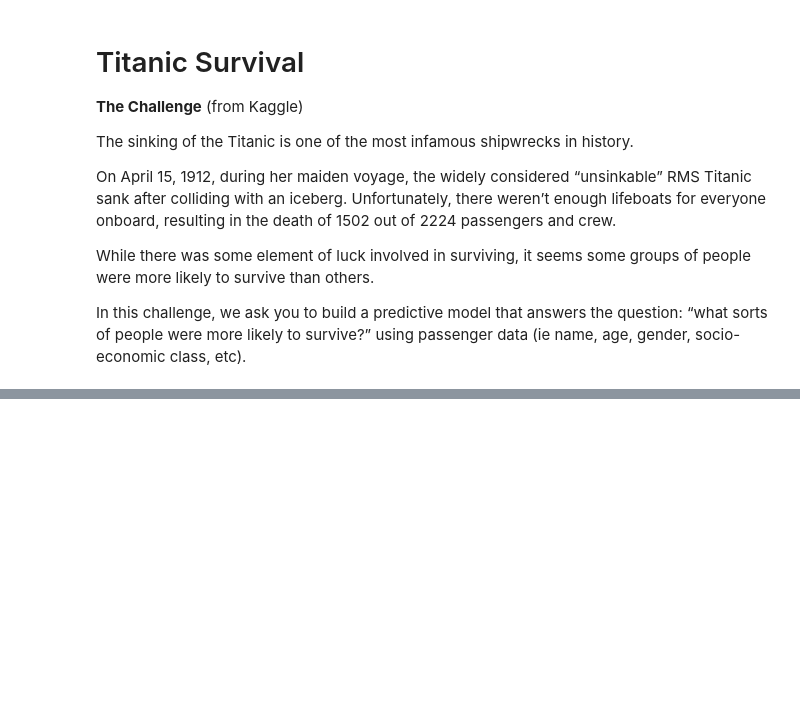
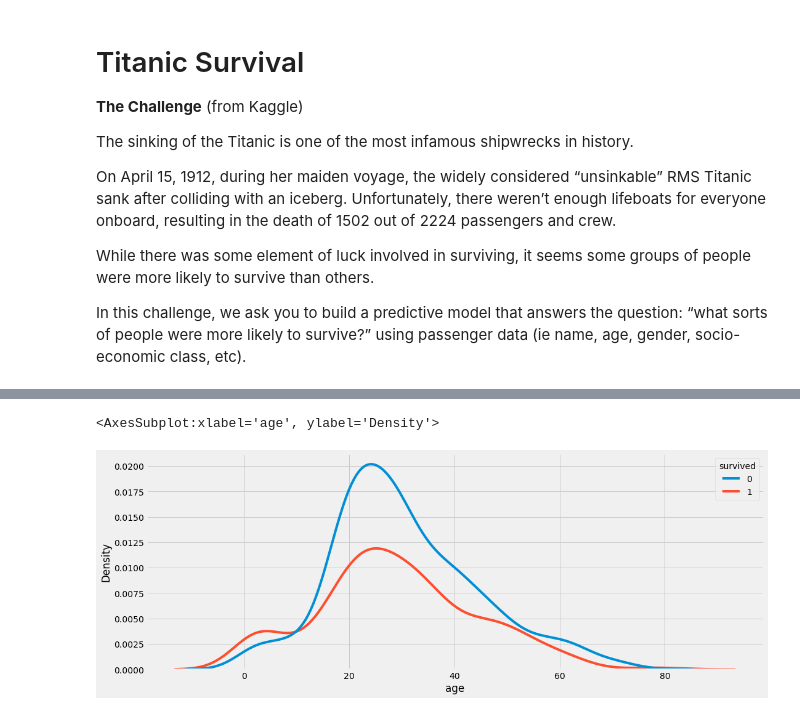
Before and after one commit to Samantha-Jarrett/Machine_Learning, a Jupyter notebook: titanic_survival.ipynb, the cells around one changed output, grey strips where cells are left out. Saved outputs shown, nothing was run; the diff lists cells and outputs as text; code cells hidden in the pictures; blank space fills up the shorter version.

```diff
--- a/titanic_survival.ipynb
+++ b/titanic_survival.ipynb
@@ -207,0 +101,2 @@ X = df.drop(columns="Survived")
+# %%
+df = df.drop(["boat", "body", "name", "ticket"], axis=1)
@@ -208,3 +120,9 @@ X = df.drop(columns="Survived")
+# %%
+# Replace "?" with "nan"
+df = df.replace({"?": np.nan})
+# %%
+# Change age to type float
+df.age = df.age.astype(np.float64)
 # %%
 df.isnull().sum()
 # %% [output]
@@ -346,0 +217,6 @@ The random forest model was able to predict if a passenger would survive the Tit
+# %%
+fig = plt.figure(figsize=(16,6))
+sns.kdeplot(data=df, x="age", hue="survived")
+# %% [output]
+<AxesSubplot:xlabel='age', ylabel='Density'>
+[figure, added]
```
Also changed, not shown: parts of 91 cells of this notebook.
